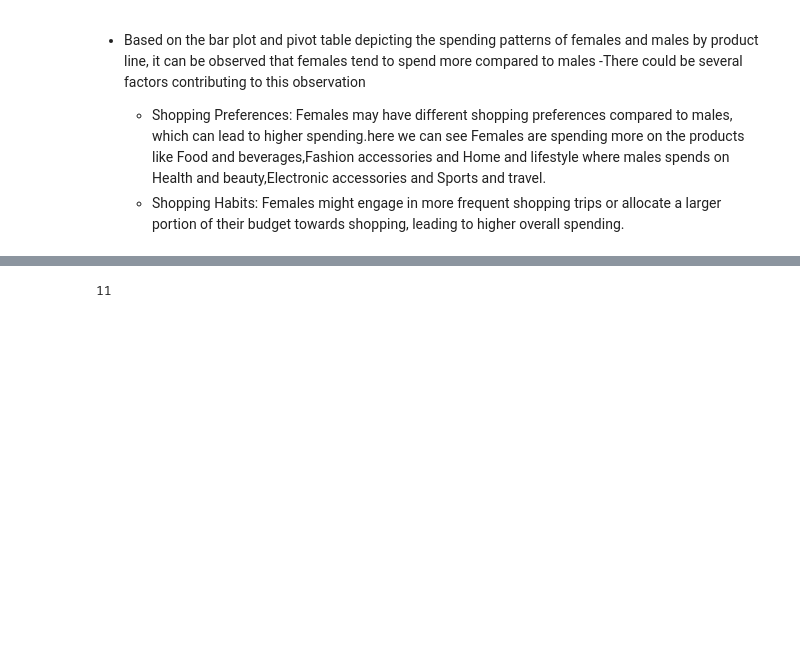
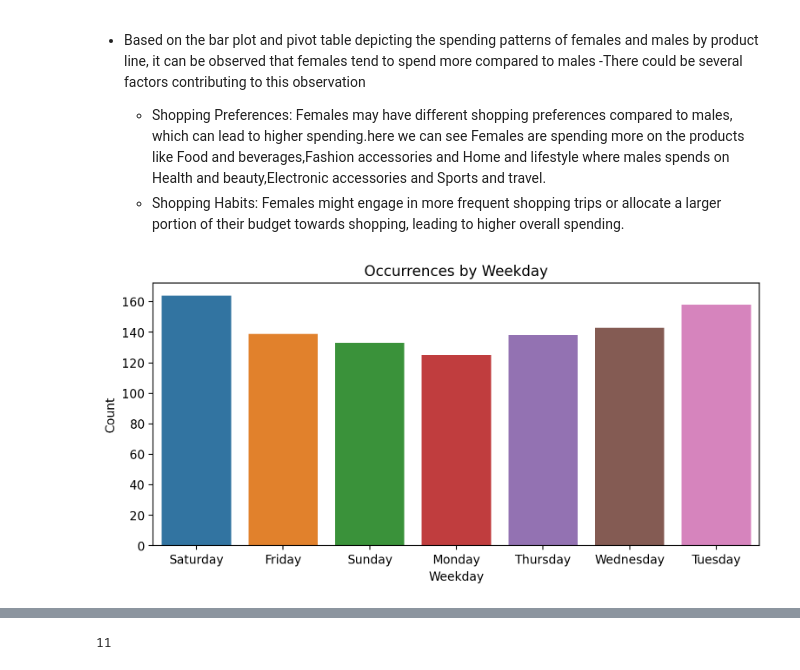
Before and after one commit to ArjunKrizz/Exploratory-Data-Analysis-of-Supermarket-Sales, a Jupyter notebook: EDA2.ipynb, the cells around one changed output, grey strips where cells are left out. Saved outputs shown, nothing was run; the diff lists cells and outputs as text; code cells hidden in the pictures; blank space fills up the shorter version.

```diff
--- a/EDA2.ipynb
+++ b/EDA2.ipynb
@@ -382,3 +382,13 @@ pivot_tab.sort_values(by='Male',ascending=False)
 
    - Shopping Preferences: Females may have different shopping preferences compared to males, which can lead to higher               spending.here we can see Females are spending more on the products like Food and beverages,Fashion accessories and Home and     lifestyle where males spends on Health and beauty,Electronic accessories and Sports and travel.
    - Shopping Habits: Females might engage in more frequent shopping trips or allocate a larger portion of their budget towards     shopping, leading to higher overall spending.
+# %%
+# Extract weekday from 'DateTime' column using dt.day_name() and plot the countplot
+plt.figure(figsize=(9, 4), dpi=200)
+sns.countplot(data['DateTime'].dt.day_name())
+plt.xlabel('Weekday')
+plt.ylabel('Count')
+plt.title('Occurrences by Weekday')
+plt.show()
+# %% [output]
+[figure, added]
```
Also changed, not shown: parts of 7 cells of this notebook.
